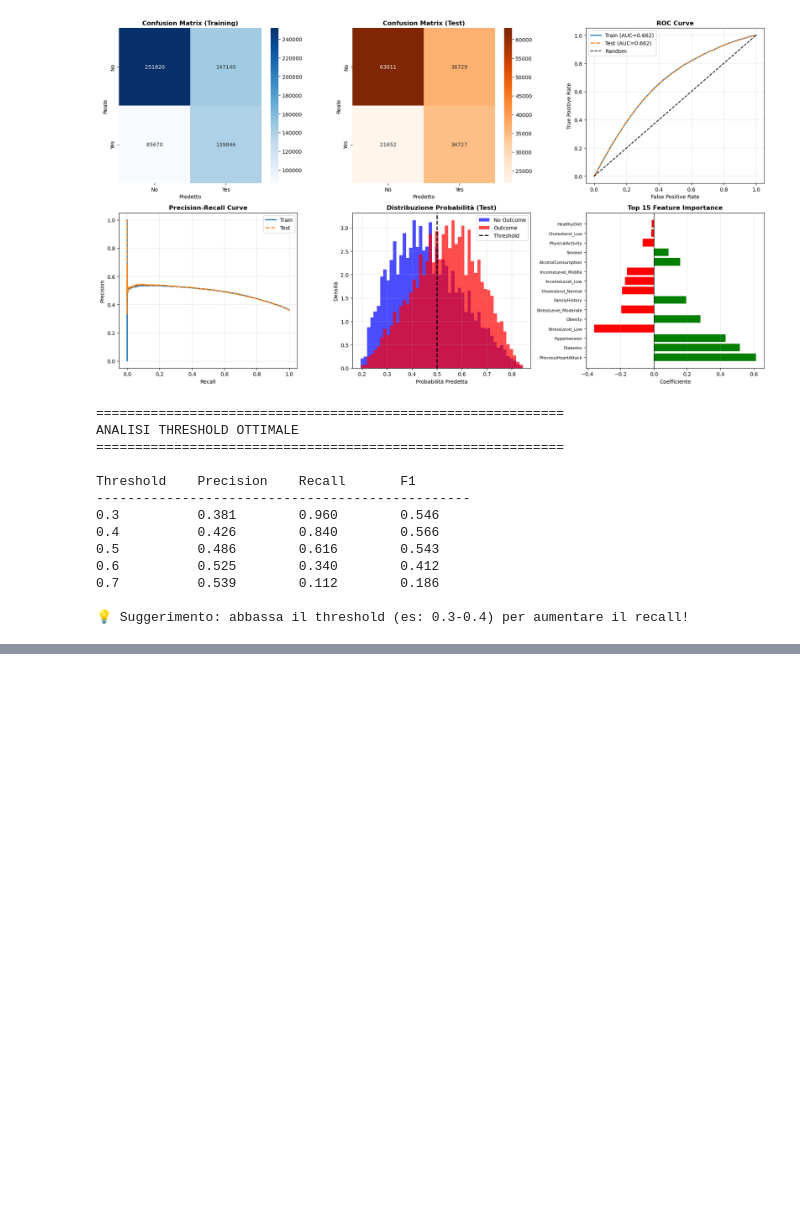
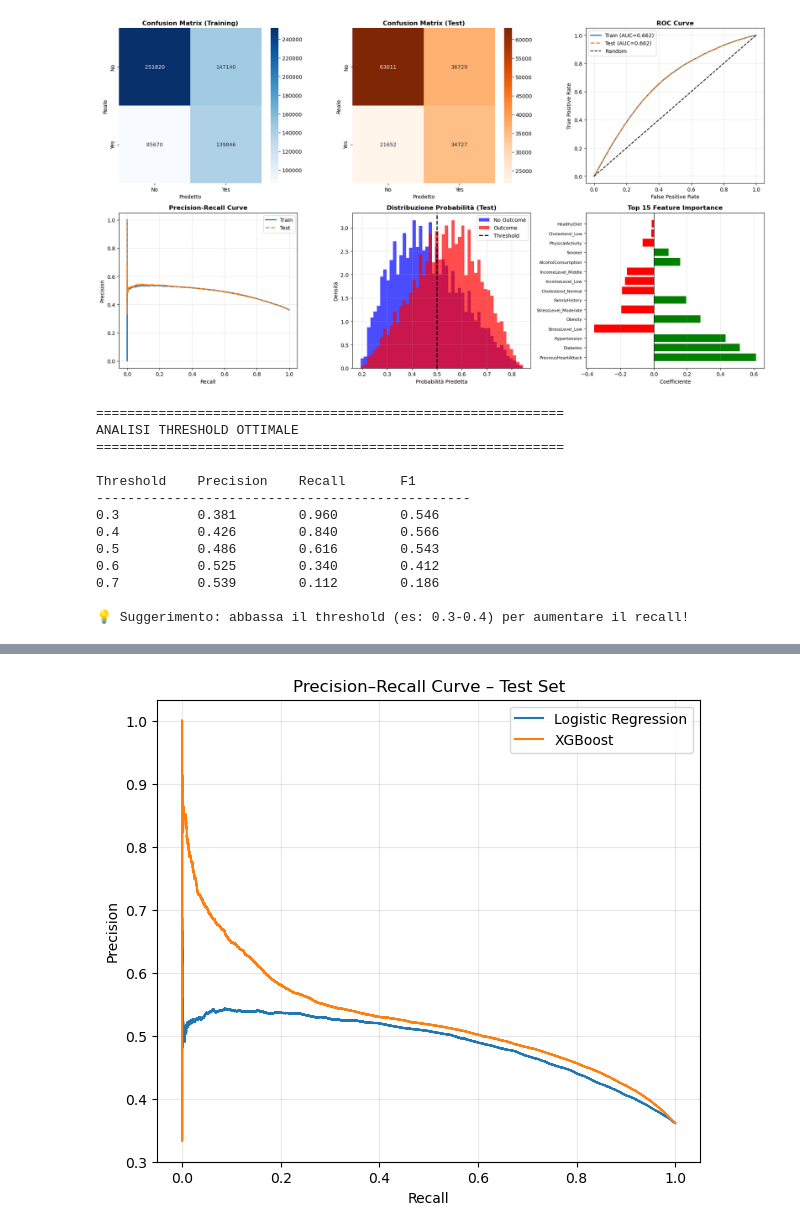
Before and after one commit to miriamsonaglia/Heart-Attack-Prediction-Model, a Jupyter notebook: DataIntensive.ipynb, the cells around one changed output, grey strips where cells are left out. Drawn from its saved outputs; the diff is of its cells as text; code cells hidden in the pictures; blank space fills up the shorter version.

```diff
--- a/DataIntensive.ipynb
+++ b/DataIntensive.ipynb
@@ -915,0 +1083,18 @@ Threshold    Precision    Recall       F1
+# %%
+from sklearn.metrics import precision_recall_curve
+
+prec_lr, rec_lr, _ = precision_recall_curve(y_test, y_pred_proba_test)
+prec_xgb, rec_xgb, _ = precision_recall_curve(y_test, y_proba_test_xgb)
+
+plt.figure(figsize=(7, 6))
+plt.plot(rec_lr, prec_lr, label="Logistic Regression")
+plt.plot(rec_xgb, prec_xgb, label="XGBoost")
+
+plt.xlabel("Recall")
+plt.ylabel("Precision")
+plt.title("Precision–Recall Curve – Test Set")
+plt.legend()
+plt.grid(alpha=0.3)
+plt.show()
+# %% [output]
+[figure, added]
```
Also changed, not shown: parts of 6 cells of this notebook.
